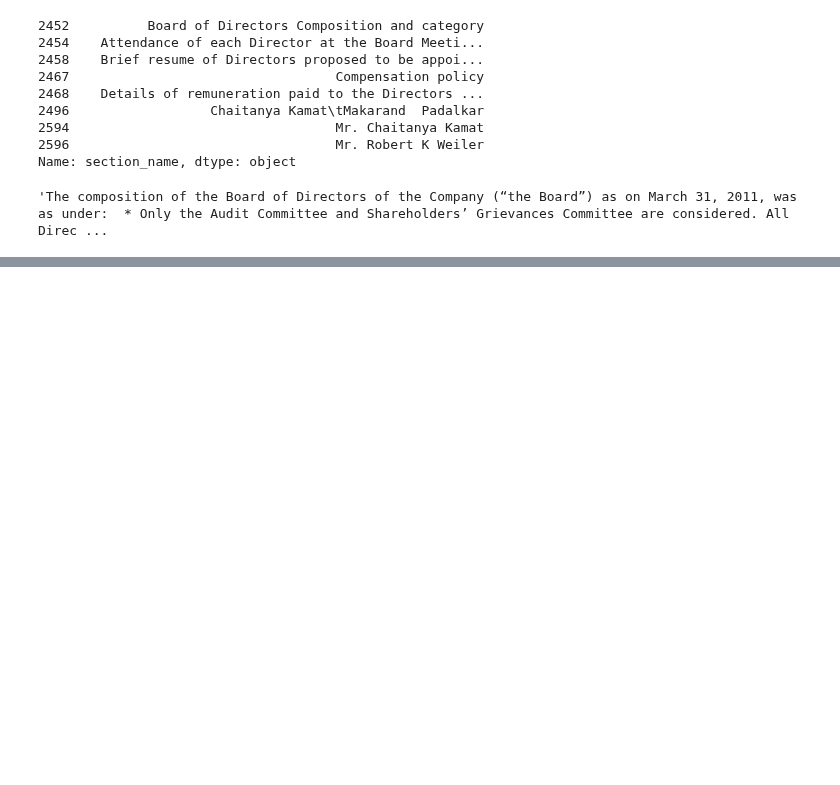
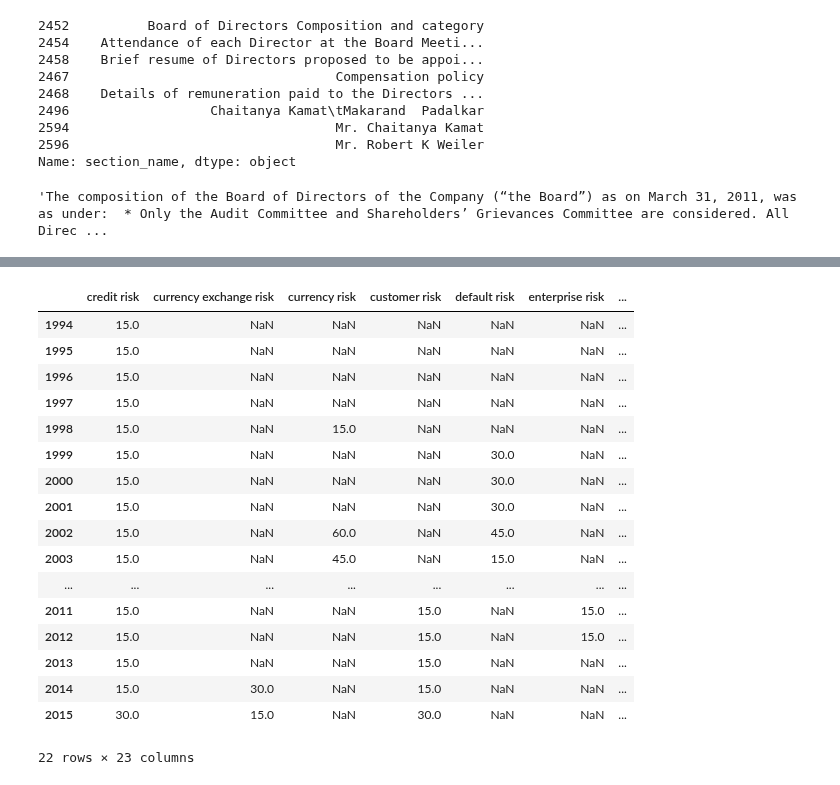
Before and after one commit to Alexjmsherman/nlp_practicum_original, a Jupyter notebook: lessons/lesson7_text_preprocessing/text_preprocessing_solution.ipynb, the cells around one changed output, grey strips where cells are left out. Saved outputs shown, nothing was run; the diff lists cells and outputs as text; code cells hidden in the pictures; blank space fills up the shorter version.

```diff
--- a/lessons/lesson7_text_preprocessing/text_preprocessing_solution.ipynb
+++ b/lessons/lesson7_text_preprocessing/text_preprocessing_solution.ipynb
@@ -324,0 +222,15 @@ pd.DataFrame(person_sections, columns=['section_name','person'])
+# %%
+from spacy.matcher import Matcher
+from collections import defaultdict
+
+matcher = Matcher(nlp.vocab)
+entities = defaultdict(int)
+
+def collect_sents(matcher, doc, i, matches):
+    match_id, start, end = matches[i]
+    span = doc[start : end] # matched span
+    entities[span.text] += 1
+
+pattern = [{'POS':'NOUN', 'OP':'+'},{'LOWER':'services'}]
+
+matcher.add('entities', collect_sents, pattern) # add pattern
@@ -324,0 +254,26 @@ pd.DataFrame(person_sections, columns=['section_name','person'])
+# %%
+matcher = Matcher(nlp.vocab)
+pattern = [{'POS':'NOUN', 'OP':'+'},{'LOWER':'risk'}]
+risks = defaultdict(int)
+
+def collect_sents(matcher, doc, i, matches):
+    print(matches)
+    print()
+    match_id, start, end = matches[i]
+    span = doc[start : end] # matched span
+    risks[span.text.lower()] += 1
+
+matcher.add('risk', collect_sents, pattern) # add pattern
+# %%
+groupby_text = df.groupby('report_year')['section_text'].sum()
+section_text_by_year = pd.DataFrame(groupby_text).reset_index()
+
+years = {}
+for ind, row in section_text_by_year.iterrows():
+    print(ind)
+    #if ind == 1:
+    #    break
+    year = row['report_year']
+    doc = nlp(row['section_text'])
+    matcher(doc) # match on your text
+    years[year] = risks.copy()
@@ -324,0 +300,21 @@ pd.DataFrame(person_sections, columns=['section_name','person'])
+# %%
+pd.DataFrame(years).T
+# %% [output]
+|  | credit risk | currency exchange risk | currency risk | customer risk | default risk | enterprise risk | ... |
+| 1994 | 15.0 | NaN | NaN | NaN | NaN | NaN | ... |
+| 1995 | 15.0 | NaN | NaN | NaN | NaN | NaN | ... |
+| 1996 | 15.0 | NaN | NaN | NaN | NaN | NaN | ... |
+| 1997 | 15.0 | NaN | NaN | NaN | NaN | NaN | ... |
+| 1998 | 15.0 | NaN | 15.0 | NaN | NaN | NaN | ... |
+| 1999 | 15.0 | NaN | NaN | NaN | 30.0 | NaN | ... |
+| 2000 | 15.0 | NaN | NaN | NaN | 30.0 | NaN | ... |
+| 2001 | 15.0 | NaN | NaN | NaN | 30.0 | NaN | ... |
+| 2002 | 15.0 | NaN | 60.0 | NaN | 45.0 | NaN | ... |
+| 2003 | 15.0 | NaN | 45.0 | NaN | 15.0 | NaN | ... |
+| ... | ... | ... | ... | ... | ... | ... | ... |
+| 2011 | 15.0 | NaN | NaN | 15.0 | NaN | 15.0 | ... |
+| 2012 | 15.0 | NaN | NaN | 15.0 | NaN | 15.0 | ... |
+| 2013 | 15.0 | NaN | NaN | 15.0 | NaN | NaN | ... |
+| 2014 | 15.0 | 30.0 | NaN | 15.0 | NaN | NaN | ... |
+| 2015 | 30.0 | 15.0 | NaN | 30.0 | NaN | NaN | ... |
+22 rows × 23 columns
```
Also changed, not shown: parts of 50 cells of this notebook, 2 other files.
